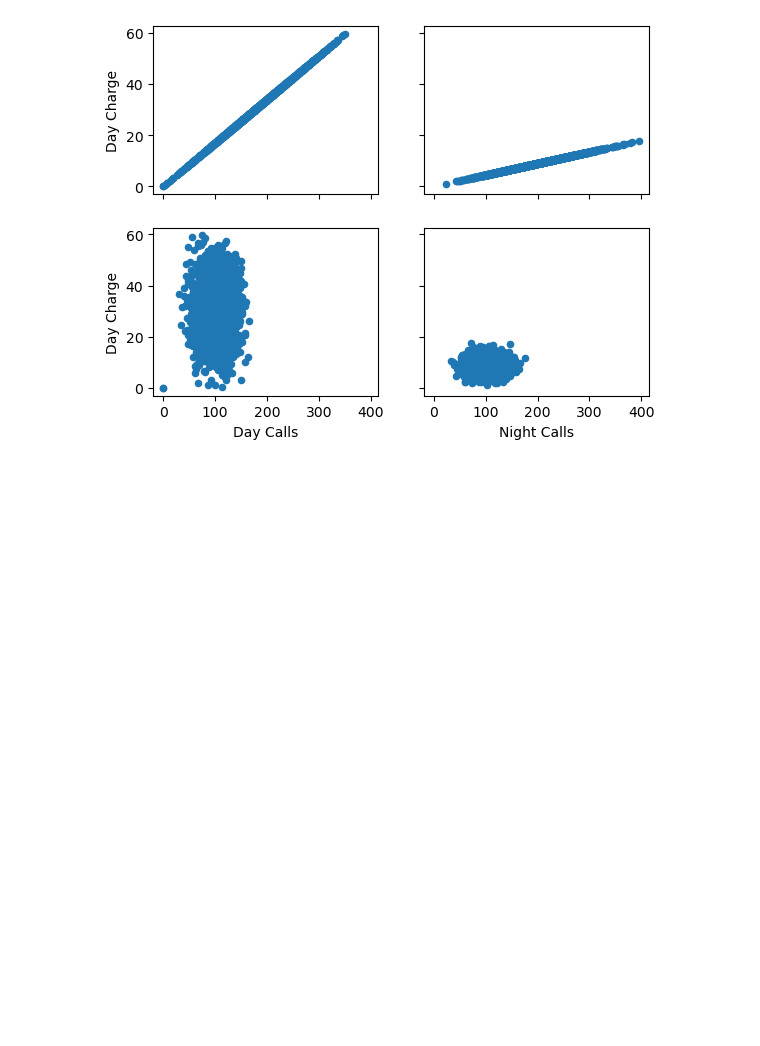
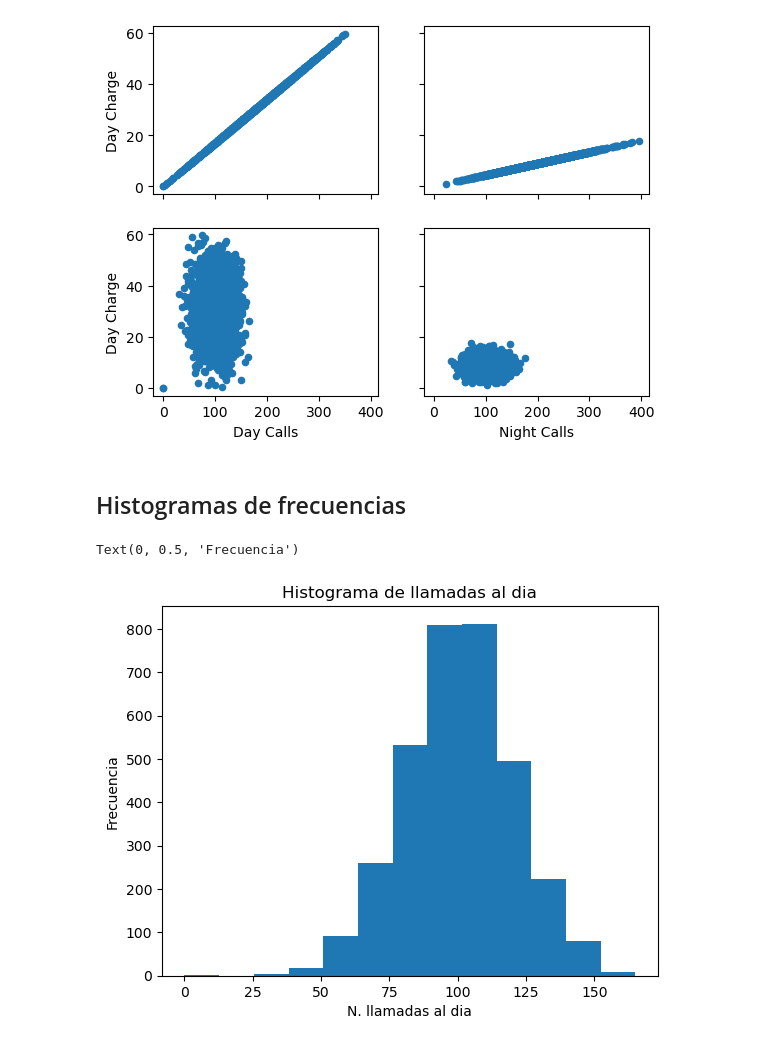
Before and after one commit to cdgutierrez456/data-science-course-gabriel-gomila, a Jupyter notebook: T1 - 3 - Data cleaning Plots.ipynb, the cells around one changed output. Drawn from its saved outputs; the diff is of its cells as text; code cells hidden in the pictures; blank space fills up the shorter version.

```diff
--- a/T1 - 3 - Data cleaning Plots.ipynb
+++ b/T1 - 3 - Data cleaning Plots.ipynb
@@ -41,3 +42,20 @@ data.plot(kind='scatter', x='Night Calls', y='Night Charge', ax=axs[1][1])
 # %% [output]
 <Axes: xlabel='Night Calls', ylabel='Night Charge'>
 [figure]
+# %% [markdown]
+## Histogramas de frecuencias
+# %%
+"""
+    k => Regla de Sturges para el bins
+    ceil() => Funcion de Numpy para redondear numero decimal hacia arriba
+    3333 => Numero de filas de mi dataset
+"""
+
+k = int(np.ceil(1+np.log2(3333)))
+plt.hist(data['Day Calls'], bins=k)
+plt.title('Histograma de llamadas al dia')
+plt.xlabel('N. llamadas al dia')
+plt.ylabel('Frecuencia')
+# %% [output]
+Text(0, 0.5, 'Frecuencia')
+[figure, added]
```
Also changed, not shown: parts of 4 cells of this notebook.
